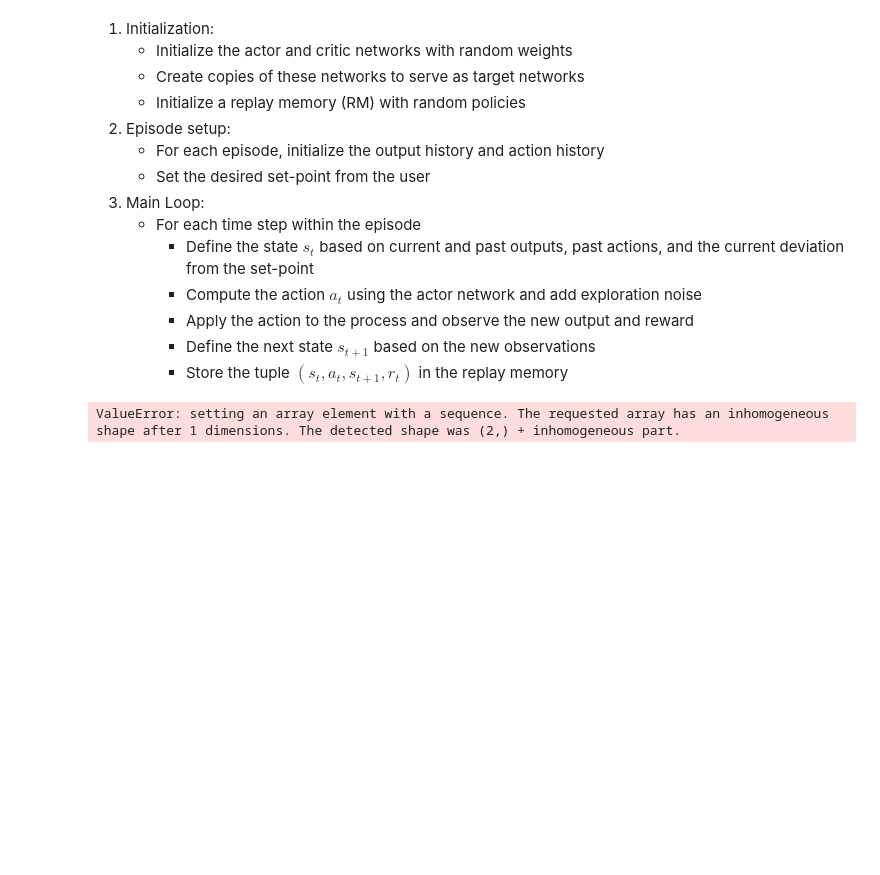
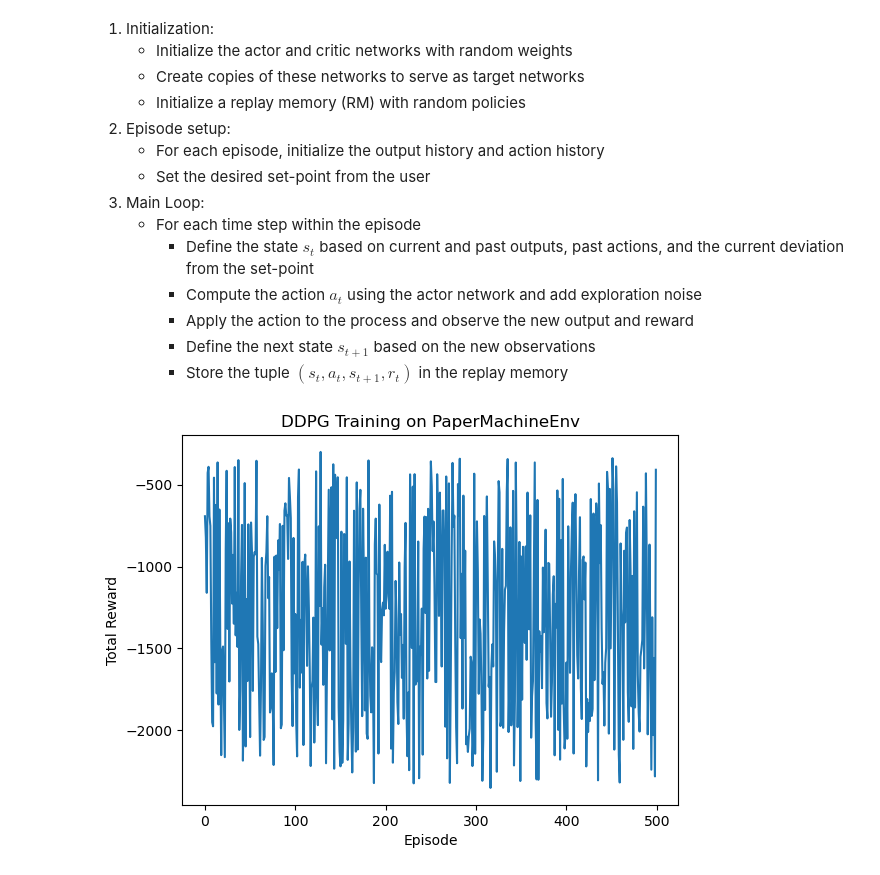
Before and after one commit to TianweiZhao/Reading-Notes, a Jupyter notebook: Toward self-driving processes A deep RL approach to control.ipynb, the cells around one changed output. Saved outputs shown, nothing was run; the diff lists cells and outputs as text; code cells hidden in the pictures; blank space fills up the shorter version.

```diff
--- a/Toward self-driving processes A deep RL approach to control.ipynb
+++ b/Toward self-driving processes A deep RL approach to control.ipynb
@@ -66,27 +66,27 @@ from collections import deque
 import random
 
 # ------------------------------
-# Paper Machine Env (unchanged)
+# Paper Machine Env
 # ------------------------------
 class PaperMachineEnv:
     def __init__(self):
-        self.state = 0.0  # Initial moisture content
+        self.state = 0.0  # Initial
         self.action_space = [0, 100]  # Action bounds
-        self.output_space = [0, 10]   # Output (moisture) bounds
-        self.a = 0.6  # Process coefficient
-        self.b = 0.05 # Process coefficient
+        self.output_space = [0, 10]   # Output bounds
+        self.a = 0.6
+        self.b = 0.05
         self.set_point = 0.0  # Set point for tracking
 
     def reset(self):
         self.state = np.random.uniform(*self.output_space)
-        return self.state  # environment just returns single float y_t
+        return self.state
 
     def step(self, action):
         action = np.clip(action, *self.action_space)
         next_state = self.a * self.state + self.b * action
         reward = -abs(next_state - self.set_point)  # negative of tracking error
         self.state = next_state
-        done = False  # We'll override in the loop after certain steps
+        done = False
         return self.state, reward, done, {}
 
 # ---------------
@@ -124,7 +124,6 @@ class Actor(nn.Module):
     def forward(self, state):
         x = self.relu(self.fc1(state))
         x = self.relu(self.fc2(x))
-        # Output in [-1,1], which we'll map to [0,100] outside
         return self.tanh(self.fc3(x))
 
 class Critic(nn.Module):
@@ -203,7 +202,7 @@ class DeepRLController:
     def select_action(self, state, explore=True):
         """
         state: 1D numpy array, shape [state_dim].
-        Returns a float action in [0,100] (or self.action_bounds).
+        Returns a float action in [0,100]
         """
         state_t = torch.FloatTensor(state).unsqueeze(0)  # shape [1, state_dim]
         with torch.no_grad():
@@ -269,7 +268,7 @@ class DeepRLController:
 # ------------------------------
 def simulate_paper_machine():
     # Suppose we want d_y=2, d_a=2, so total state_dim = d_y + d_a + 1 extra for (y_t - sp)
-    # We'll store them externally in a small queue for each episode.
+    # store them externally in a small queue for each episode.
 
     d_y = 2
     d_a = 2
@@ -338,8 +337,8 @@ def simulate_paper_machine():
             episode_reward += reward
 
             # Build next state
-            y_queue.appendleft(next_y)  # y_{t+1} at front
-            a_queue.appendleft(action[0])  # store the single scalar action
+            y_queue.appendleft(float(next_y))  # y_{t+1} at front
+            a_queue.appendleft(float(action[0]))  # store the single scalar action
             next_state = build_state()
 
             # Mark done if this is the last step in the episode
@@ -347,31 +346,31 @@ def simulate_paper_machine():
 
             # Store in replay
             controller.add_to_buffer(
                 state,
                 action,
                 reward,
                 next_state,
                 done_flag
             )
 
             # Training step
             controller.train_step()
 
             # Move on
             state = next_state
             if done_flag:
                 break
 
         rewards_history.append(episode_reward)
 
     # Plot results
     plt.plot(rewards_history)
     plt.xlabel("Episode")
     plt.ylabel("Total Reward")
     plt.title("DDPG Training on PaperMachineEnv")
     plt.show()
 
 if __name__ == "__main__":
     simulate_paper_machine()
 # %% [output]
-ValueError: setting an array element with a sequence. The requested array has an inhomogeneous shape after 1 dimensions. The detected shape was (2,) + inhomogeneous part.
+[figure, added]
```
